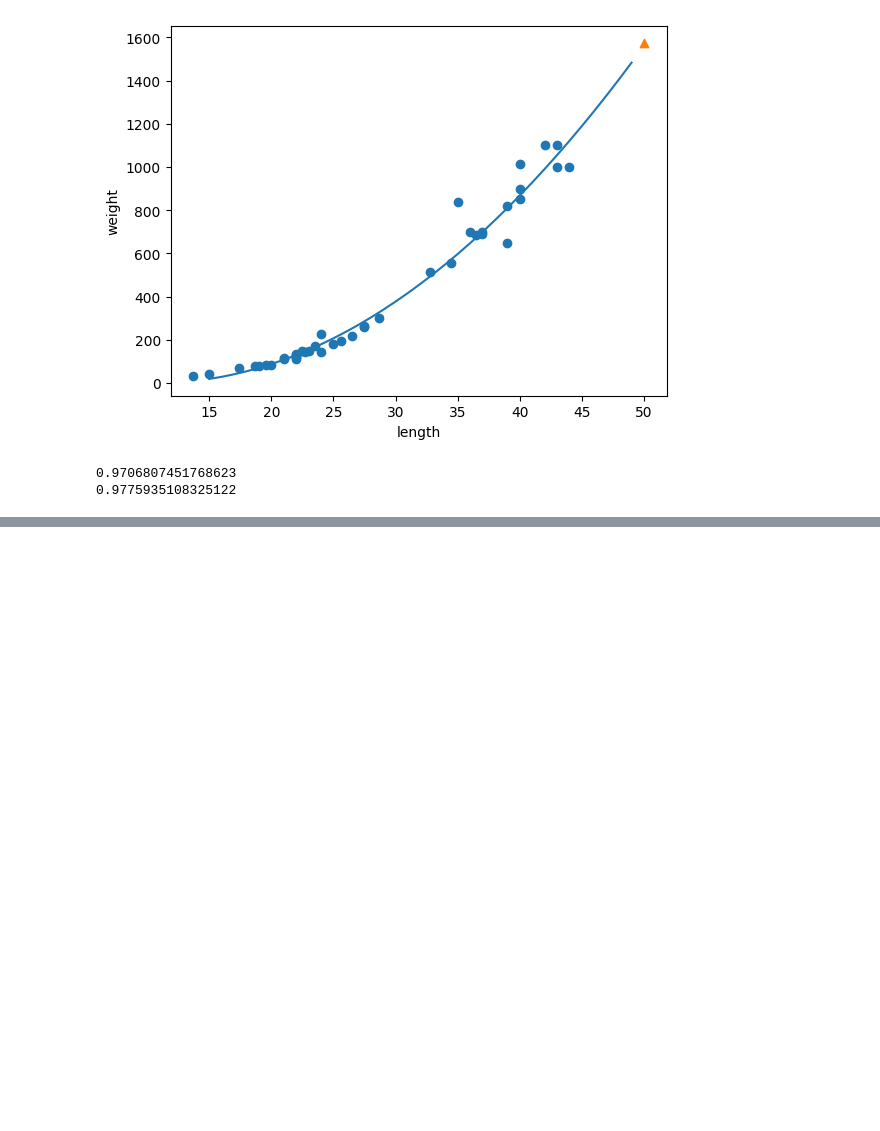
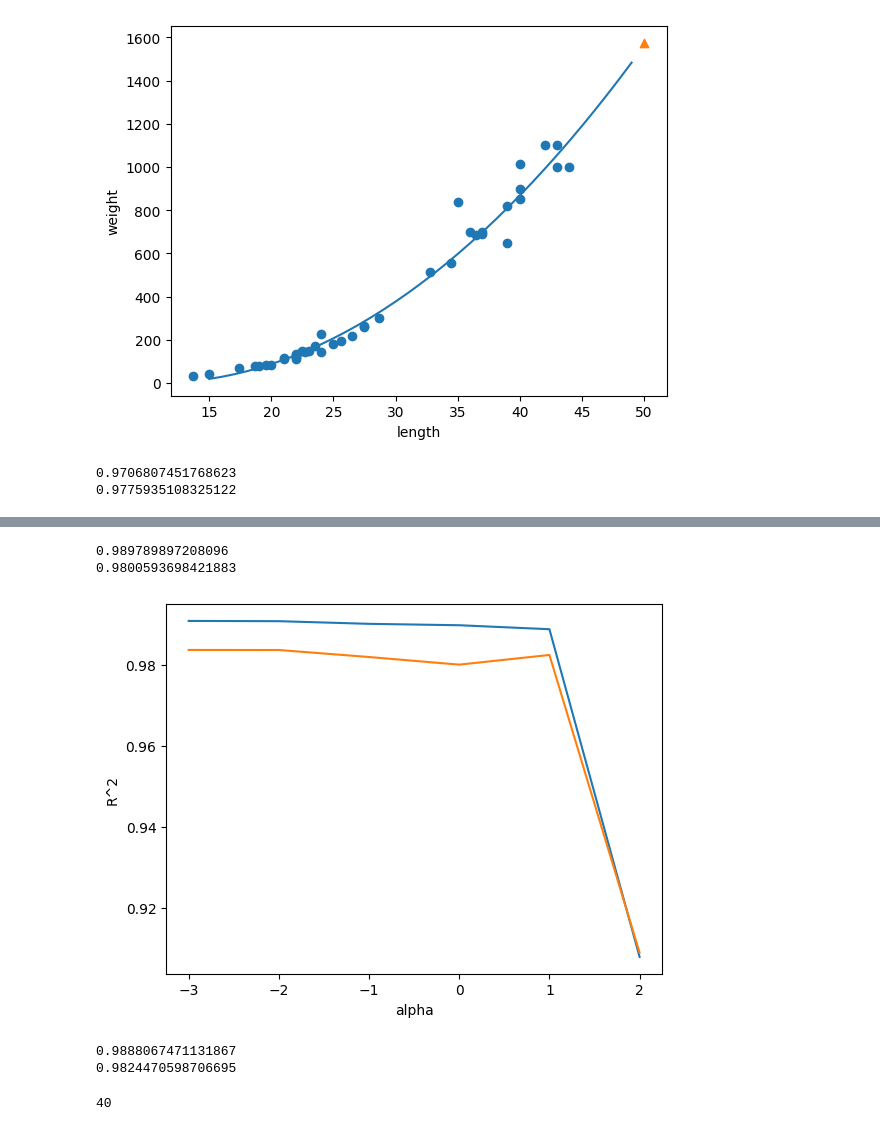
Before and after one commit to Juseong-Yu/hongonmachine, a Jupyter notebook: 혼공머신.ipynb, the cells around one changed output, grey strips where cells are left out. Cells and saved outputs as stored; diff of their text form; code cells hidden in the pictures; blank space fills up the shorter version.

```diff
--- a/혼공머신.ipynb
+++ b/혼공머신.ipynb
@@ -535,0 +657,46 @@ print(lr.score(test_poly, test_target))
+# %%
+# 라소를 이용해 회귀 모델 규제
+from sklearn.linear_model import Lasso
+
+lasso = Lasso()
+lasso.fit(train_scaled, train_target)
+print(lasso.score(train_scaled, train_target))
+print(lasso.score(test_scaled, test_target))
+# %% [output]
+0.989789897208096
+0.9800593698421883
+# %%
+# 라소를 잘하기 위해 alpha 값을 변환해가며 최적의 값 구하기
+import matplotlib.pyplot as plt
+
+train_score = []
+test_score = []
+
+alpha_list = [0.001, 0.01, 0.1, 1, 10, 100]
+for alpha in alpha_list:
+  lasso = Lasso(alpha = alpha)
+  lasso.fit(train_scaled, train_target)
+  train_score.append(lasso.score(train_scaled, train_target))
+  test_score.append(lasso.score(test_scaled, test_target))
+
+plt.plot(np.log10(alpha_list), train_score)
+plt.plot(np.log10(alpha_list), test_score)
+plt.xlabel('alpha')
+plt.ylabel('R^2')
+plt.show()
+# %% [output]
+[figure, added]
+# %%
+# alpha를 최적의 값인 0.1에 설정하고 결정계수 확인
+lasso = Lasso(alpha = 10)
+lasso.fit(train_scaled, train_target)
+print(lasso.score(train_scaled, train_target))
+print(lasso.score(test_scaled, test_target))
+# %% [output]
+0.9888067471131867
+0.9824470598706695
+# %%
+# 라소로 인해 제외된 특성 갯수
+print(np.sum(lasso.coef_ == 0))
+# %% [output]
+40
```
Also changed, not shown: parts of 12 cells of this notebook.
